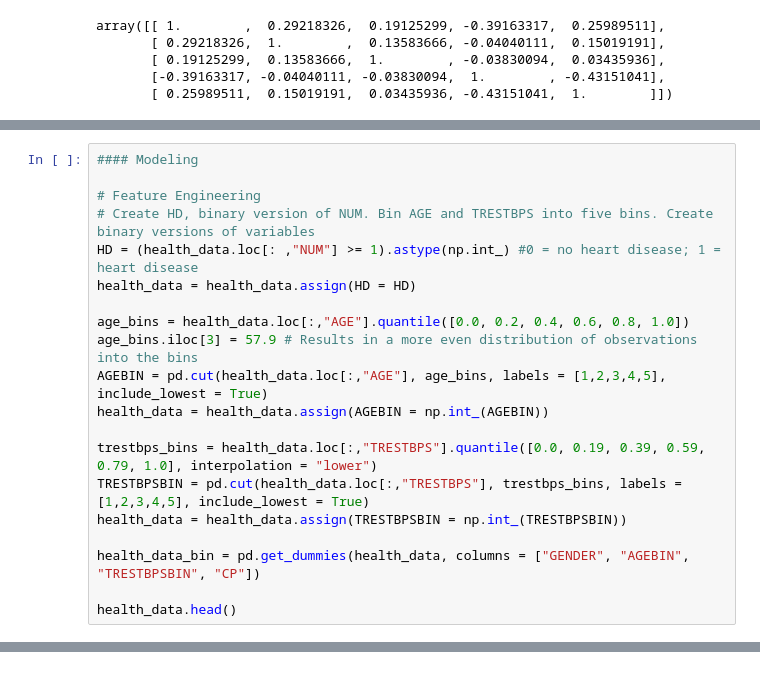
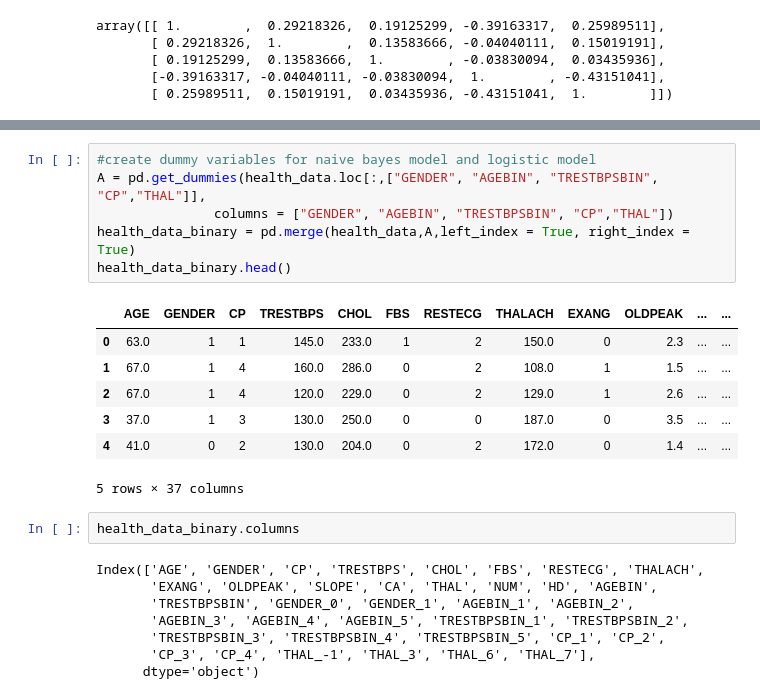
Before and after one commit to blubeck7/heart_disease, a Jupyter notebook: heart_disease.ipynb, the cells around one changed output, grey strips where cells are left out. Saved outputs shown, nothing was run; the diff lists cells and outputs as text.

```diff
--- a/heart_disease.ipynb
+++ b/heart_disease.ipynb
@@ -569,20 +547,0 @@ Choose 2 or 3 floating point variables. Build classification model. Add more col
-# %%
-#### Modeling
-
-# Feature Engineering
-# Create HD, binary version of NUM. Bin AGE and TRESTBPS into five bins. Create binary versions of variables
-HD = (health_data.loc[: ,"NUM"] >= 1).astype(np.int_) #0 = no heart disease; 1 = heart disease
-health_data = health_data.assign(HD = HD)
-
-age_bins = health_data.loc[:,"AGE"].quantile([0.0, 0.2, 0.4, 0.6, 0.8, 1.0])
-age_bins.iloc[3] = 57.9 # Results in a more even distribution of observations into the bins
-AGEBIN = pd.cut(health_data.loc[:,"AGE"], age_bins, labels = [1,2,3,4,5], include_lowest = True)
-health_data = health_data.assign(AGEBIN = np.int_(AGEBIN))
-
-trestbps_bins = health_data.loc[:,"TRESTBPS"].quantile([0.0, 0.19, 0.39, 0.59, 0.79, 1.0], interpolation = "lower")
-TRESTBPSBIN = pd.cut(health_data.loc[:,"TRESTBPS"], trestbps_bins, labels = [1,2,3,4,5], include_lowest = True)
-health_data = health_data.assign(TRESTBPSBIN = np.int_(TRESTBPSBIN))
-
-health_data_bin = pd.get_dummies(health_data, columns = ["GENDER", "AGEBIN", "TRESTBPSBIN", "CP"])
-
-health_data.head()
@@ -745,0 +582,24 @@ MultinomialNB(alpha=1.0, class_prior=None, fit_prior=True)
+# %%
+#create dummy variables for naive bayes model and logistic model
+A = pd.get_dummies(health_data.loc[:,["GENDER", "AGEBIN", "TRESTBPSBIN", "CP","THAL"]],
+               columns = ["GENDER", "AGEBIN", "TRESTBPSBIN", "CP","THAL"])
+health_data_binary = pd.merge(health_data,A,left_index = True, right_index = True)
+health_data_binary.head()
+# %% [output]
+|  | AGE | GENDER | CP | TRESTBPS | CHOL | FBS | RESTECG | THALACH | EXANG | OLDPEAK | ... | ... |
+| 0 | 63.0 | 1 | 1 | 145.0 | 233.0 | 1 | 2 | 150.0 | 0 | 2.3 | ... | ... |
+| 1 | 67.0 | 1 | 4 | 160.0 | 286.0 | 0 | 2 | 108.0 | 1 | 1.5 | ... | ... |
+| 2 | 67.0 | 1 | 4 | 120.0 | 229.0 | 0 | 2 | 129.0 | 1 | 2.6 | ... | ... |
+| 3 | 37.0 | 1 | 3 | 130.0 | 250.0 | 0 | 0 | 187.0 | 0 | 3.5 | ... | ... |
+| 4 | 41.0 | 0 | 2 | 130.0 | 204.0 | 0 | 2 | 172.0 | 0 | 1.4 | ... | ... |
+5 rows × 37 columns
+# %%
+health_data_binary.columns
+# %% [output]
+Index(['AGE', 'GENDER', 'CP', 'TRESTBPS', 'CHOL', 'FBS', 'RESTECG', 'THALACH',
+       'EXANG', 'OLDPEAK', 'SLOPE', 'CA', 'THAL', 'NUM', 'HD', 'AGEBIN',
+       'TRESTBPSBIN', 'GENDER_0', 'GENDER_1', 'AGEBIN_1', 'AGEBIN_2',
+       'AGEBIN_3', 'AGEBIN_4', 'AGEBIN_5', 'TRESTBPSBIN_1', 'TRESTBPSBIN_2',
+       'TRESTBPSBIN_3', 'TRESTBPSBIN_4', 'TRESTBPSBIN_5', 'CP_1', 'CP_2',
+       'CP_3', 'CP_4', 'THAL_-1', 'THAL_3', 'THAL_6', 'THAL_7'],
+      dtype='object')
```
Also changed, not shown: parts of 51 cells of this notebook, 2 other files.
